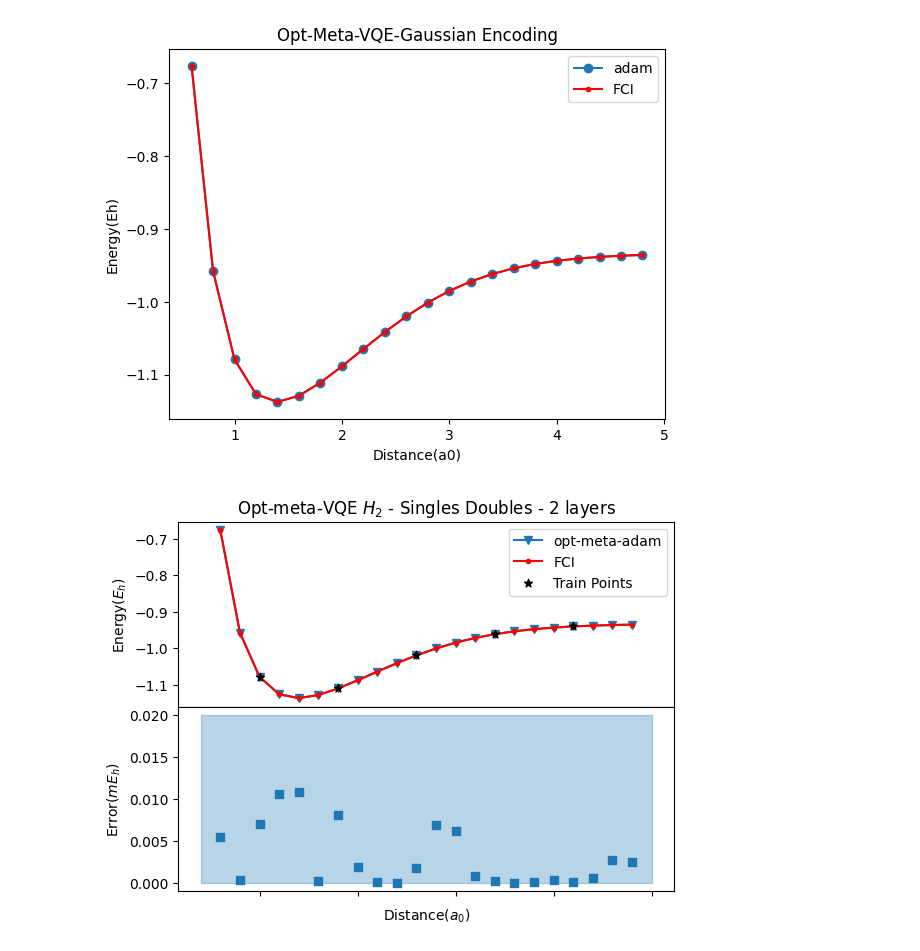
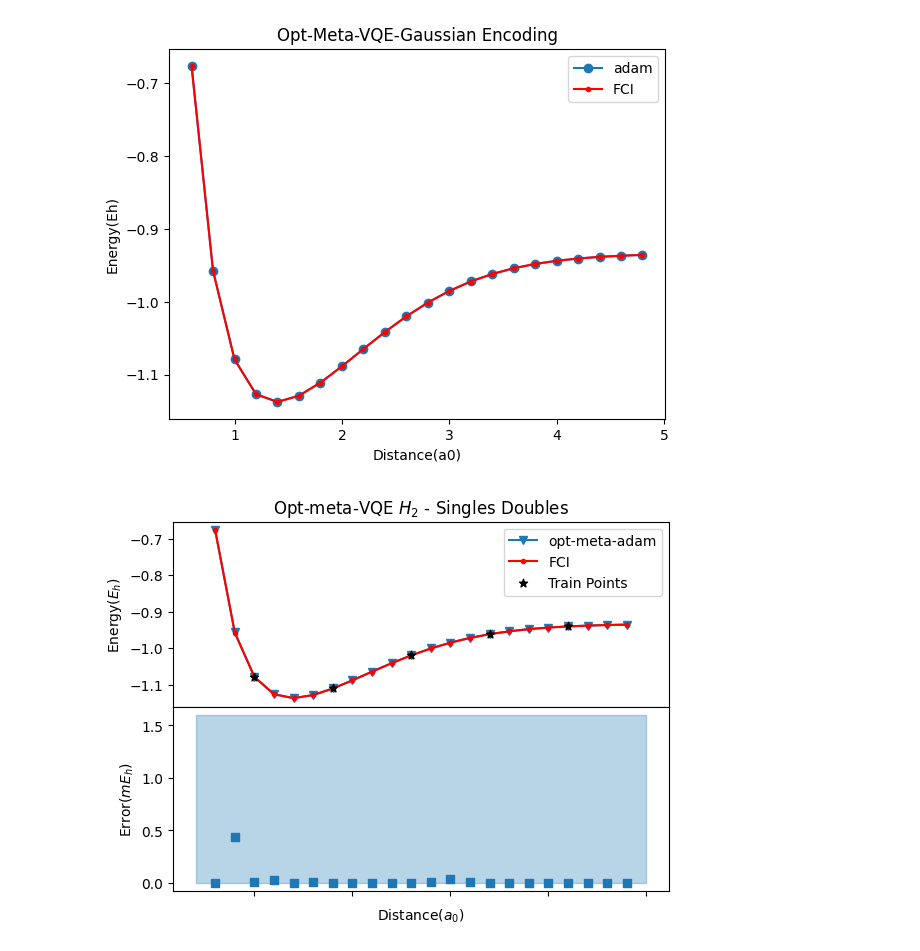
Before and after one commit to sergioandrescs/meta-VQE-pennylane, a Jupyter notebook: meta_VQE_pennylane_catalyst_singles_doubles.ipynb, the cells around one changed output. Cells and saved outputs as stored; diff of their text form; code cells hidden in the pictures.

Commit message:
Checking meta-VQE plots

```diff
--- a/meta_VQE_pennylane_catalyst_singles_doubles.ipynb
+++ b/meta_VQE_pennylane_catalyst_singles_doubles.ipynb
@@ -38,10 +38,9 @@ hamiltonian, qubits = qml.qchem.molecular_hamiltonian(
     method="pyscf",
 )
 
-LAYERS = 2
 WIRES = qubits
 
-USE_SINGLES = False
+USE_SINGLES = True
 USE_DOUBLES = True
 
 init_state = qml.qchem.hf_state(2, qubits)
@@ -628,36 +627,36 @@ fig, (ax1, ax2) = plt.subplots(2, 1, sharex=True)
 
 plt.subplots_adjust(hspace=0)
 
 # ax1.plot(test_points, grad_descent_energies, label="gradient_descent", marker='s' , color=colors[0])
 # ax1.plot(test_points, spsa_energies, label="spsa", marker='o', color=colors[1])
 ax1.plot(test_points, opt_adam_energies, label="opt-meta-adam", marker='v',)
 ax1.plot(test_points, fci_energies, label="FCI", marker='.', color="r")
 ax1.scatter(train_points, [fci_energies[i] for i in train_points_indexes], zorder=99, label="Train Points", marker='*', color="black")
 
 
 ax1.legend()
-ax1.set_title('Opt-meta-VQE $H_{2}$ - Singles Doubles - '+str(LAYERS)+' layers')
+ax1.set_title('Opt-meta-VQE $H_{2}$ - Singles Doubles')
 ax1.set_ylabel('Energy($E_{h}$)')
 
 # ax2.scatter(test_points, [np.abs(i-j) for i,j in zip(grad_descent_energies ,fci_energies)], label="gradient_descent", marker='s', color=colors[0])
 # ax2.scatter(test_points, [np.abs(i-j) for i,j in zip(adam_energies ,fci_energies)], label="adam", marker='v', color=colors[2])
 # ax2.scatter(test_points, [np.abs(i-j) for i,j in zip(trained_energies["gradient_descent"] ,fci_energies)], label="adam", marker='v')
 ax2.scatter(test_points, [np.abs(i-j)*1000 for i,j in zip(opt_adam_energies ,fci_energies)], label="adam", marker='s')
 
 
 ax1.sharex(ax2)
 ax1.set_xticklabels([])
 ax2.autoscale() ## call autoscale if needed
-ax2.fill_between([test_points[0]-0.2,test_points[-1]+0.2],0.02, color="#1f77b450")
+ax2.fill_between([test_points[0]-0.2,test_points[-1]+0.2],1.6, color="#1f77b450")
 
 # ax2.set_title('Error for each point')
 ax2.set_xlabel('Distance($a_{0}$)')
 ax2.set_ylabel('Error($mE_{h}$)')
 
 
 plt.show()
 # %% [output]
-[figure, old version]
+[figure, new version]
 # %%
 import json
 import numpy as np
```
Also changed, not shown: parts of 8 cells of this notebook, 8 other files.
